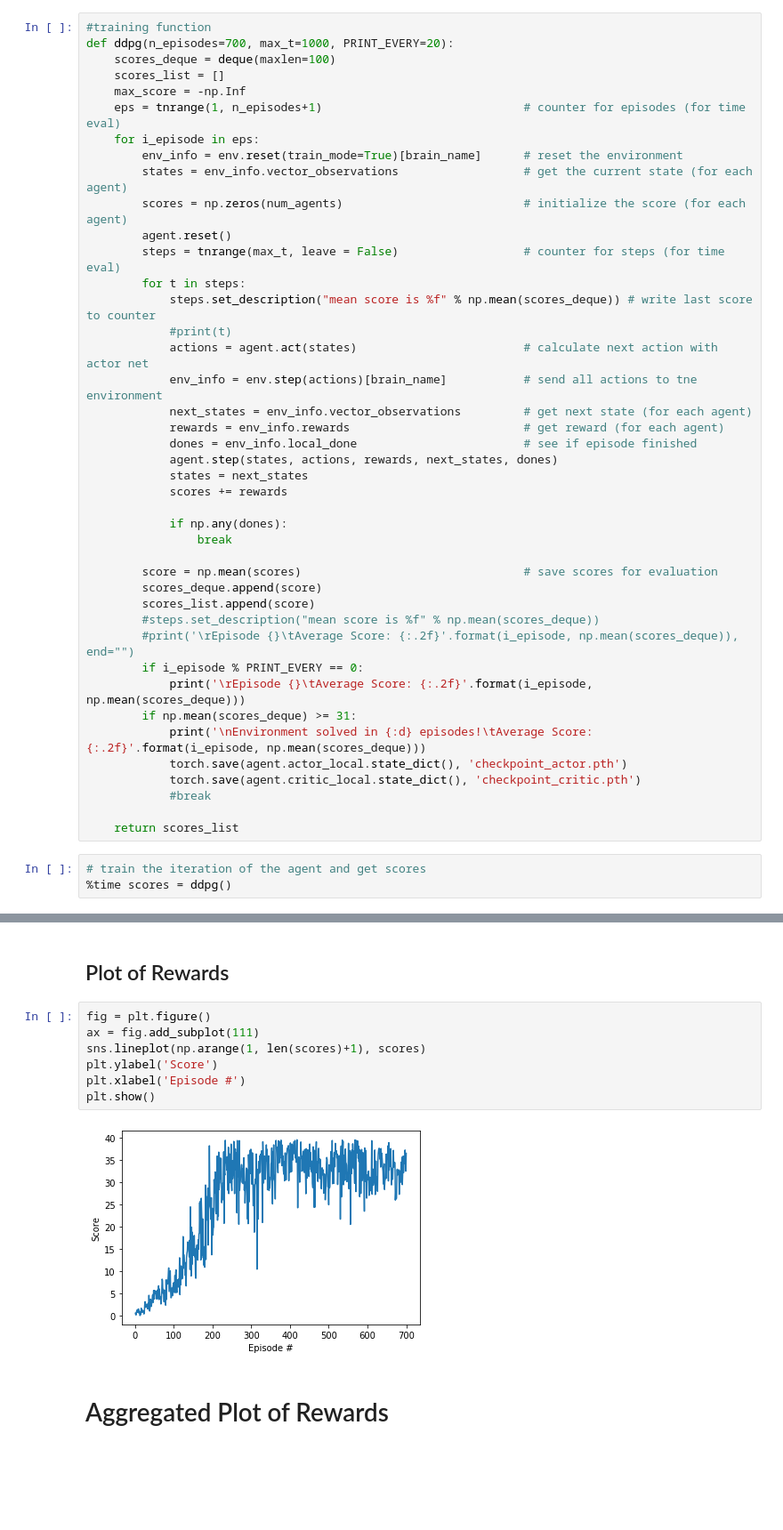
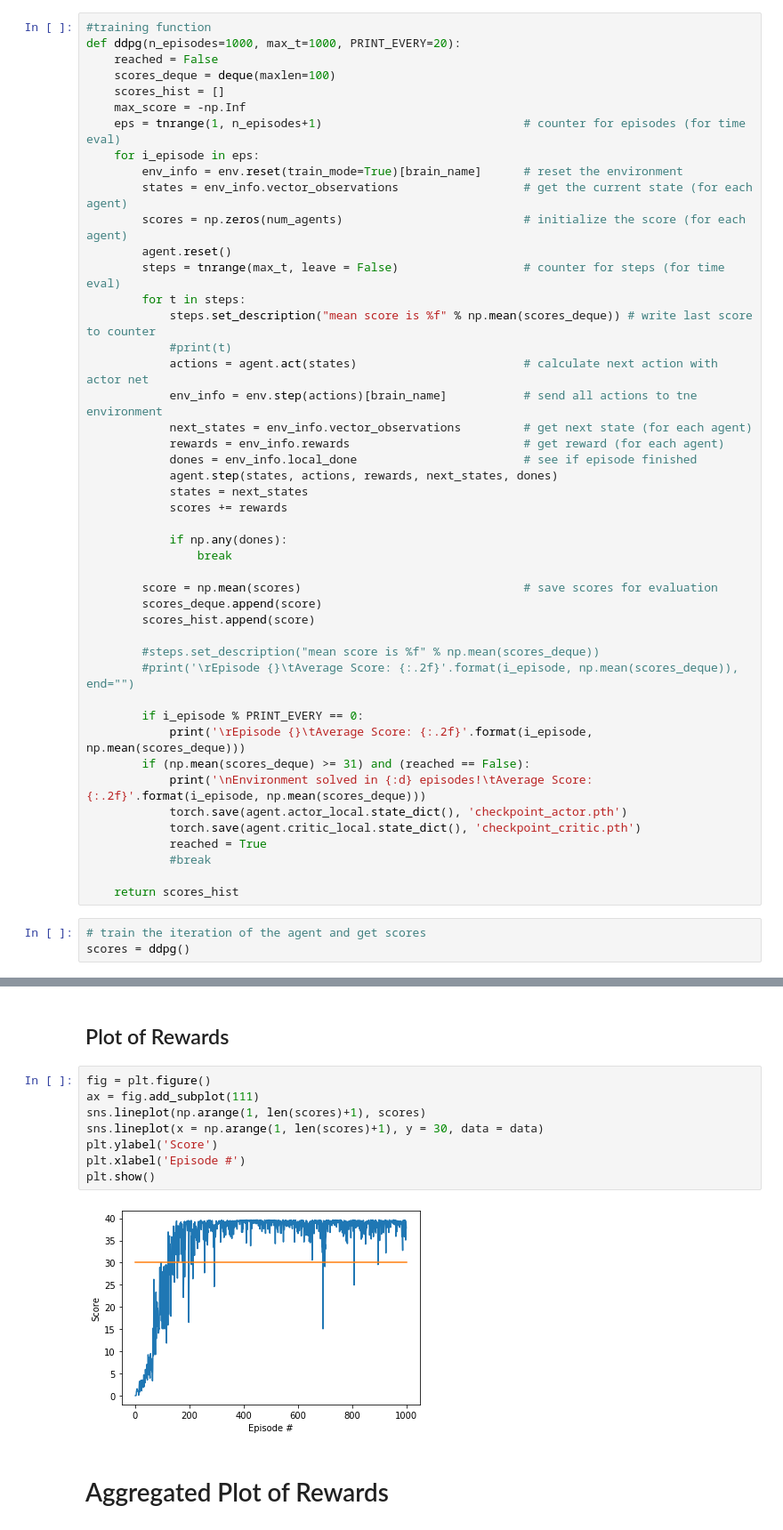
Before and after one commit to MarkusSchmitz/DRLND_Continuoues_Control, a Jupyter notebook: p2_Continuous_Control.ipynb, the cells around one changed output, grey strips where cells are left out. Shown at 89% size. Drawn from its saved outputs; the diff is of its cells as text; blank space fills up the shorter version.

```diff
--- a/p2_Continuous_Control.ipynb
+++ b/p2_Continuous_Control.ipynb
@@ -112,9 +112,10 @@ memory = ReplayBuffer(action_size, BUFFER_SIZE, BATCH_SIZE, random_seed)
 agent = Agent(state_size=state_size, action_size=action_size, random_seed=random_seed, memory = memory)
 # %%
 #training function
-def ddpg(n_episodes=700, max_t=1000, PRINT_EVERY=20):
+def ddpg(n_episodes=1000, max_t=1000, PRINT_EVERY=20):
+    reached = False
     scores_deque = deque(maxlen=100)
-    scores_list = []
+    scores_hist = []
     max_score = -np.Inf
     eps = tnrange(1, n_episodes+1)                             # counter for episodes (for time eval)
     for i_episode in eps:
@@ -140,21 +141,24 @@ def ddpg(n_episodes=700, max_t=1000, PRINT_EVERY=20):
 
         score = np.mean(scores)                                # save scores for evaluation
         scores_deque.append(score)
-        scores_list.append(score)
+        scores_hist.append(score)
+
         #steps.set_description("mean score is %f" % np.mean(scores_deque))
         #print('\rEpisode {}\tAverage Score: {:.2f}'.format(i_episode, np.mean(scores_deque)), end="")
+
         if i_episode % PRINT_EVERY == 0:
             print('\rEpisode {}\tAverage Score: {:.2f}'.format(i_episode, np.mean(scores_deque)))
-        if np.mean(scores_deque) >= 31:
+        if (np.mean(scores_deque) >= 31) and (reached == False):
             print('\nEnvironment solved in {:d} episodes!\tAverage Score: {:.2f}'.format(i_episode, np.mean(scores_deque)))
             torch.save(agent.actor_local.state_dict(), 'checkpoint_actor.pth')
             torch.save(agent.critic_local.state_dict(), 'checkpoint_critic.pth')
+            reached = True
             #break
 
-    return scores_list
+    return scores_hist
 # %%
 # train the iteration of the agent and get scores
-%time scores = ddpg()
+scores = ddpg()
 # %% [output]
 [interactive output not drawn]
 [interactive output not drawn]
@@ -174,12 +178,13 @@ def ddpg(n_episodes=700, max_t=1000, PRINT_EVERY=20):
 # %%
 fig = plt.figure()
 ax = fig.add_subplot(111)
 sns.lineplot(np.arange(1, len(scores)+1), scores)
+sns.lineplot(x = np.arange(1, len(scores)+1), y = 30, data = data)
 plt.ylabel('Score')
 plt.xlabel('Episode #')
 plt.show()
 # %% [output]
-[figure, old version]
+[figure, new version]
 # %% [markdown]
 # Aggregated Plot of Rewards
 # %%
```
Also changed, not shown: parts of 2 cells of this notebook, 3 other files.
